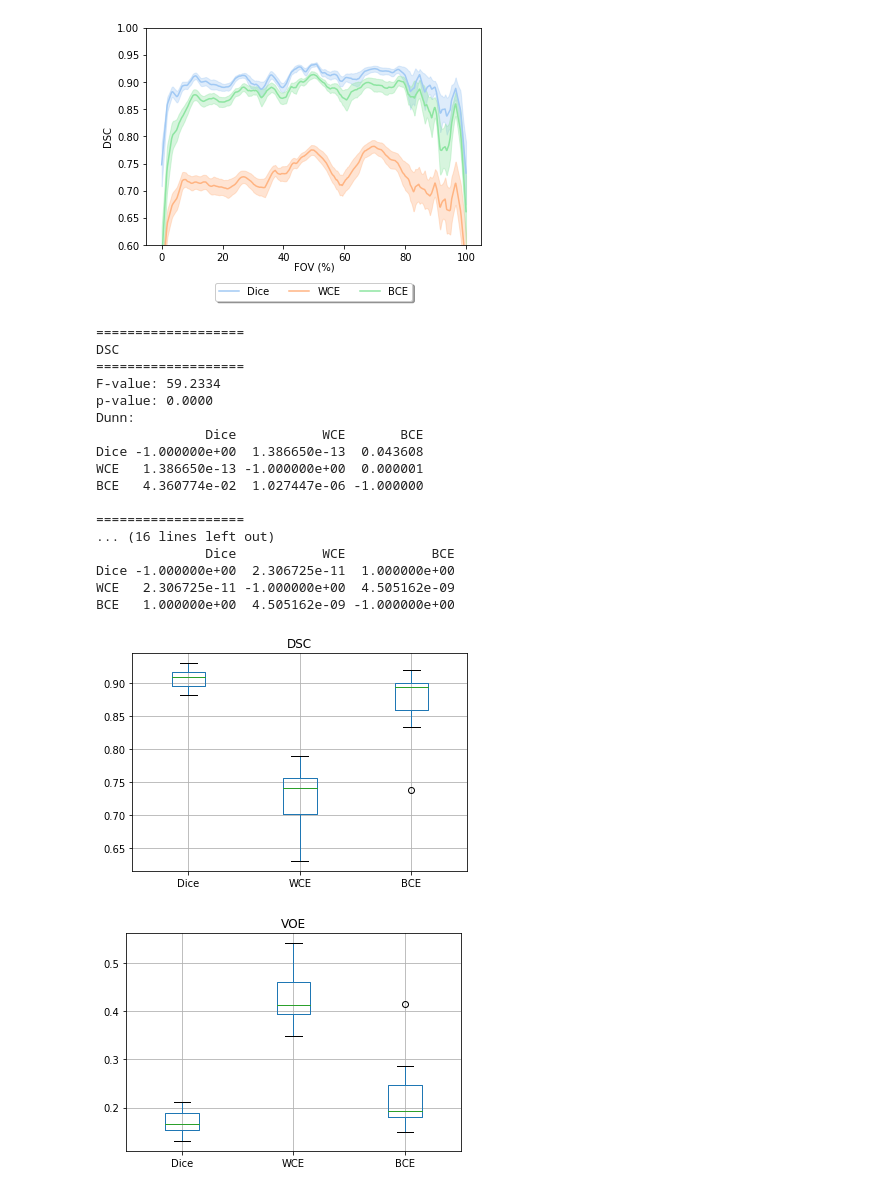
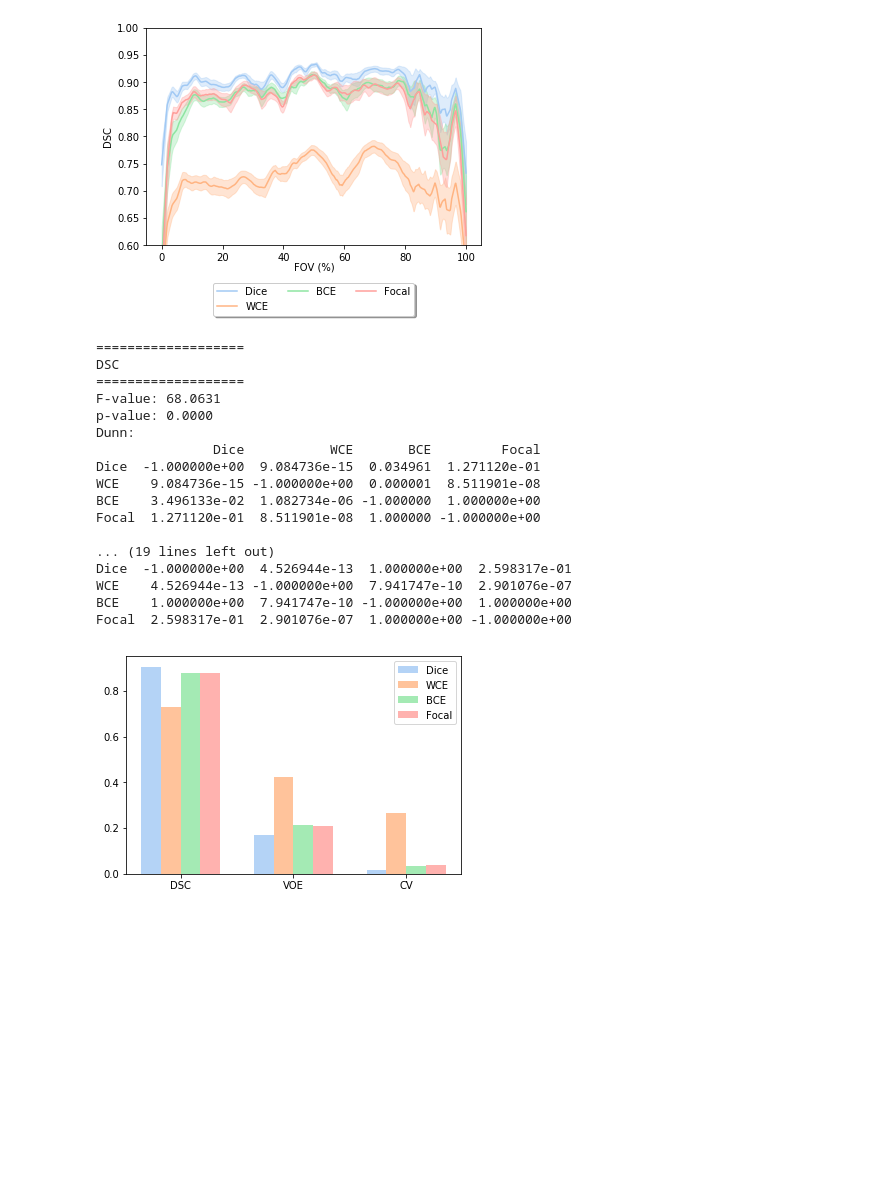
Before and after one commit to ad12/MedSegPy, a Jupyter notebook: analysis/exp_graphs.ipynb, the cells around one changed output. Drawn from its saved outputs; the diff is of its cells as text; code cells hidden in the pictures; blank space fills up the shorter version.

```diff
--- a/analysis/exp_graphs.ipynb
+++ b/analysis/exp_graphs.ipynb
@@ -60,34 +63,34 @@ p-value: 0.2290
 # %%
 # Loss function result paths
 LOSS_DSC = BASE_UNET
 LOSS_WCE = '/bmrNAS/people/arjun/msk_seg_networks/loss_limit/unet_2d/2018-10-21-00-49-34/test_results'
 #LOSS_BCE = '/bmrNAS/people/arjun/msk_seg_networks/loss_limit/unet_2d/2018-10-21-15-54-44/test_results'
 LOSS_BCE = '/bmrNAS/people/arjun/msk_seg_networks/loss_limit/unet_2d/2018-10-28-06-23-04/test_results'
-
+LOSS_FOCAL = '/bmrNAS/people/arjun/msk_seg_networks/loss_limit/unet_2d/2018-11-09-07-23-00/test_results'
 LOSSES = {'filename': 'losses',
-          'keys': ['Dice', 'WCE', 'BCE'],
-          'Dice': LOSS_DSC, 'WCE': LOSS_WCE, 'BCE': LOSS_BCE}
+          'keys': ['Dice', 'WCE', 'BCE', 'Focal'],
+          'Dice': LOSS_DSC, 'WCE': LOSS_WCE, 'BCE': LOSS_BCE, 'Focal': LOSS_FOCAL}
 af.graph_slice_exp(LOSSES, True, title='')
 
-stats.kruskal_dunn_analysis([LOSS_DSC, LOSS_WCE, LOSS_BCE], LOSSES['keys'], 'stats-loss')
+stats.kruskal_dunn_analysis([LOSS_DSC, LOSS_WCE, LOSS_BCE, LOSS_FOCAL], LOSSES['keys'], 'stats-loss')
+stats.compare_metrics([LOSS_DSC, LOSS_WCE, LOSS_BCE, LOSS_FOCAL], LOSSES['keys'], 'stats-loss')
 # %% [output]
-[figure, old version]
+[figure, new version]
 ===================
 DSC
 ===================
-F-value: 59.2334
+F-value: 68.0631
 p-value: 0.0000
 Dunn:
-              Dice           WCE       BCE
-Dice -1.000000e+00  1.386650e-13  0.043608
-WCE   1.386650e-13 -1.000000e+00  0.000001
-BCE   4.360774e-02  1.027447e-06 -1.000000
+               Dice           WCE       BCE         Focal
+Dice  -1.000000e+00  9.084736e-15  0.034961  1.271120e-01
+WCE    9.084736e-15 -1.000000e+00  0.000001  8.511901e-08
+BCE    3.496133e-02  1.082734e-06 -1.000000  1.000000e+00
+Focal  1.271120e-01  8.511901e-08  1.000000 -1.000000e+00
 
-===================
-... (16 lines left out)
-              Dice           WCE           BCE
-Dice -1.000000e+00  2.306725e-11  1.000000e+00
-WCE   2.306725e-11 -1.000000e+00  4.505162e-09
-BCE   1.000000e+00  4.505162e-09 -1.000000e+00
+... (19 lines left out)
+Dice  -1.000000e+00  4.526944e-13  1.000000e+00  2.598317e-01
+WCE    4.526944e-13 -1.000000e+00  7.941747e-10  2.901076e-07
+BCE    1.000000e+00  7.941747e-10 -1.000000e+00  1.000000e+00
+Focal  2.598317e-01  2.901076e-07  1.000000e+00 -1.000000e+00
-[figure, old version]
+[figure, new version]
-[figure, removed]
```
Also changed, not shown: parts of 7 cells of this notebook, 4 other files.
